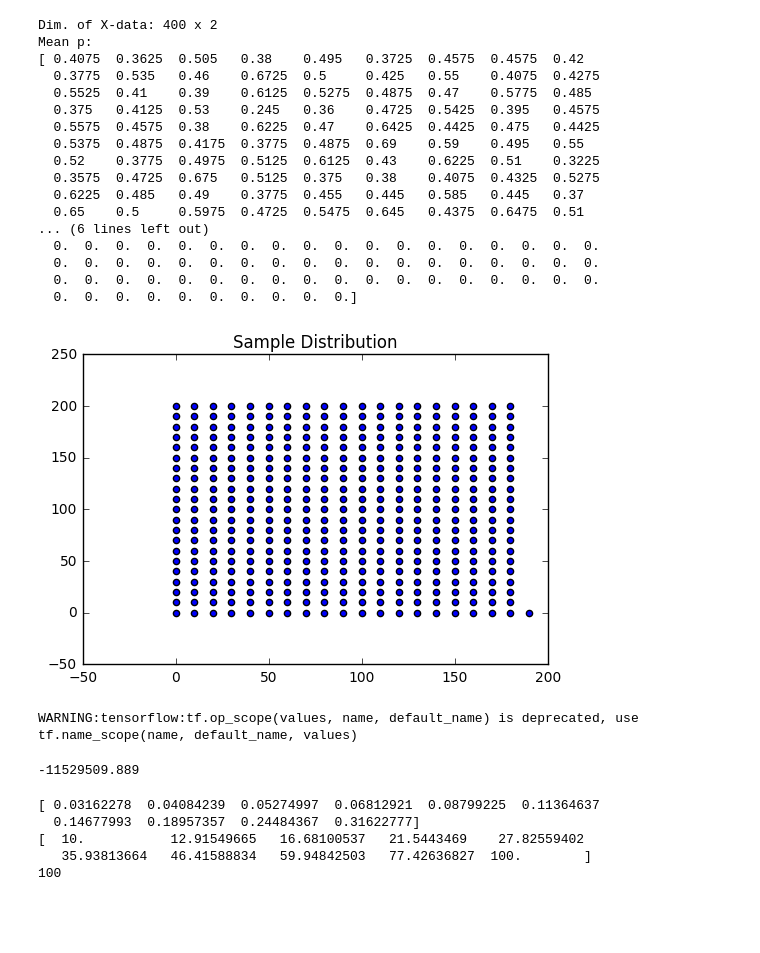
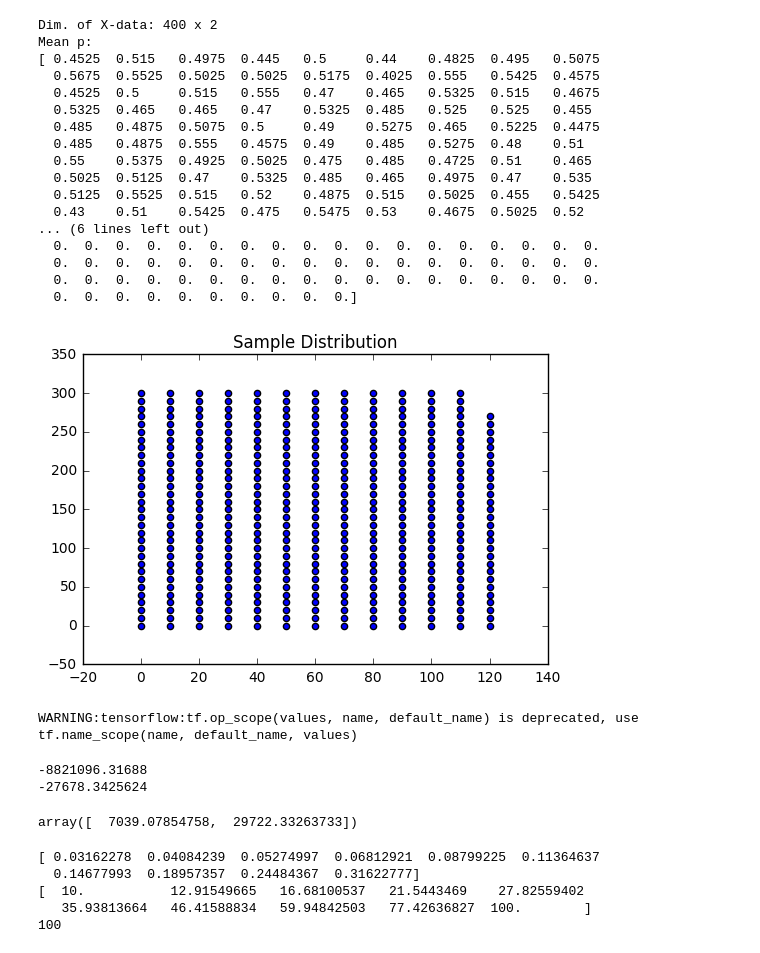
Before and after one commit to hringbauer/BarrierInferPublic, a Jupyter notebook: Laplace.ipynb, the cells around one changed output. Saved outputs shown, nothing was run; the diff lists cells and outputs as text; code cells hidden in the pictures; blank space fills up the shorter version.

```diff
--- a/Laplace.ipynb
+++ b/Laplace.ipynb
@@ -8,9 +8,9 @@ from tensorflow.python.framework import ops
 from tensorflow.python.ops import gen_nn_ops
 # %%
 nr_inds=101
-X_data = np.loadtxt('./coordinates6.csv', delimiter='$').astype('float64')[:400,:] # Only load first nr_inds entries
+X_data = np.loadtxt('./coordinates1.csv', delimiter='$').astype('float64')[:400,:] # Only load first nr_inds entries
 #X_data /= np.max(X_data)    # Divide by the maximum WHY??
-Y_data = np.loadtxt('./data_genotypes6.csv', delimiter='$').astype('float64')[:400,:]
+Y_data = np.loadtxt('./data_genotypes1.csv', delimiter='$').astype('float64')[:400,:]
 
 
 
@@ -33,45 +33,45 @@ print("Mean p: ")
 print(p_mean)
 
 # Change this for coordinates5.csv  (If mean is known)
-f_mean = np.loadtxt('./mean_f6.csv', delimiter='$').astype('float64')   # Empirical f_mean
+# f_mean = np.loadtxt('./mean_f6.csv', delimiter='$').astype('float64')   # Empirical f_mean
 #f_mean = np.log(p_mean) - np.log(1 - p_mean) # Does a Logit Transform
 #f_mean=np.log(0.2)-np.log(1.0-0.2)   # If known
 
 #print(len(f_mean))
 #print(len(f_mean))
 Y_data[Y_data < 0.5] = -1.0
 print("Dim. of Y-data: %i x %i" % (M1, nr_loci))
 
 #mean_paramss = np.array([f_mean for _ in range(nr_loci)]) # Initial Parameter for the mean-parameters
 mean_paramss = np.array([0.0 for _ in range(nr_loci)])  # Set everything to 0
 #mean_paramss = np.array(f_mean)
 print("Assumed f-mean:")
 print(mean_paramss)
 
 # Plot the data
 pylab.figure()
 pylab.title("Sample Distribution")
 pylab.scatter(X_data[:,0], X_data[:,1])
 pylab.show()
 # %% [output]
 Dim. of X-data: 400 x 2
 Mean p:
-[ 0.4075  0.3625  0.505   0.38    0.495   0.3725  0.4575  0.4575  0.42
-  0.3775  0.535   0.46    0.6725  0.5     0.425   0.55    0.4075  0.4275
-  0.5525  0.41    0.39    0.6125  0.5275  0.4875  0.47    0.5775  0.485
-  0.375   0.4125  0.53    0.245   0.36    0.4725  0.5425  0.395   0.4575
-  0.5575  0.4575  0.38    0.6225  0.47    0.6425  0.4425  0.475   0.4425
-  0.5375  0.4875  0.4175  0.3775  0.4875  0.69    0.59    0.495   0.55
-  0.52    0.3775  0.4975  0.5125  0.6125  0.43    0.6225  0.51    0.3225
-  0.3575  0.4725  0.675   0.5125  0.375   0.38    0.4075  0.4325  0.5275
-  0.6225  0.485   0.49    0.3775  0.455   0.445   0.585   0.445   0.37
-  0.65    0.5     0.5975  0.4725  0.5475  0.645   0.4375  0.6475  0.51
+[ 0.4525  0.515   0.4975  0.445   0.5     0.44    0.4825  0.495   0.5075
+  0.5675  0.5525  0.5025  0.5025  0.5175  0.4025  0.555   0.5425  0.4575
+  0.4525  0.5     0.515   0.555   0.47    0.465   0.5325  0.515   0.4675
+  0.5325  0.465   0.465   0.47    0.5325  0.485   0.525   0.525   0.455
+  0.485   0.4875  0.5075  0.5     0.49    0.5275  0.465   0.5225  0.4475
+  0.485   0.4875  0.555   0.4575  0.49    0.485   0.5275  0.48    0.51
+  0.55    0.5375  0.4925  0.5025  0.475   0.485   0.4725  0.51    0.465
+  0.5025  0.5125  0.47    0.5325  0.485   0.465   0.4975  0.47    0.535
+  0.5125  0.5525  0.515   0.52    0.4875  0.515   0.5025  0.455   0.5425
+  0.43    0.51    0.5425  0.475   0.5475  0.53    0.4675  0.5025  0.52
 ... (6 lines left out)
   0.  0.  0.  0.  0.  0.  0.  0.  0.  0.  0.  0.  0.  0.  0.  0.  0.  0.
   0.  0.  0.  0.  0.  0.  0.  0.  0.  0.  0.  0.  0.  0.  0.  0.  0.  0.
   0.  0.  0.  0.  0.  0.  0.  0.  0.  0.  0.  0.  0.  0.  0.  0.  0.  0.
   0.  0.  0.  0.  0.  0.  0.  0.  0.  0.]
-[figure, old version]
+[figure, new version]
 # %%
 def py_func(func, inp, Tout, stateful=True, name=None, grad=None):
 
@@ -162,17 +161,29 @@ config = tf.ConfigProto()
 config.gpu_options.per_process_gpu_memory_fraction = 0.01
 # %%
 ### Single Run
-aa, ll = 0.1, 25
-kk = np.array([0.1, 25])
+kk =  np.array([0.05, 20])
 
 
 with tf.Session(config=config) as sess:
     sess.run(tf.global_variables_initializer())
-    #r = sess.run([opt_op, update, logL, margL], {a: aa, l: ll})
-    r = sess.run([opt_op, update, logL, margL], {kernel_params: kk, mean_param: mean_paramss})
-    print(r[-1])    # Print marginal Likelihood
+
+    for i in range(50):
+        _, r,  g, h= sess.run([opt_op, margL, grad, hessian], {kernel_params: kk, mean_param: mean_paramss})
+        print(r)
+
+        if i < 3:
+            continue
+
+        u = np.matmul(np.linalg.inv(h[0]), g[0])
+        kk -= u
+        print(kk, u)
 # %% [output]
--11529509.889
+-8821096.31688
+-27678.3425624
+# %%
+kk
+# %% [output]
+array([  7039.07854758,  29722.33263733])
 # %%
 a_list = np.logspace(-1.5, -0.5, 10)   # Original Values
 l_list = np.logspace(1, 2, 10)
```
Also changed, not shown: parts of 9 cells of this notebook.
